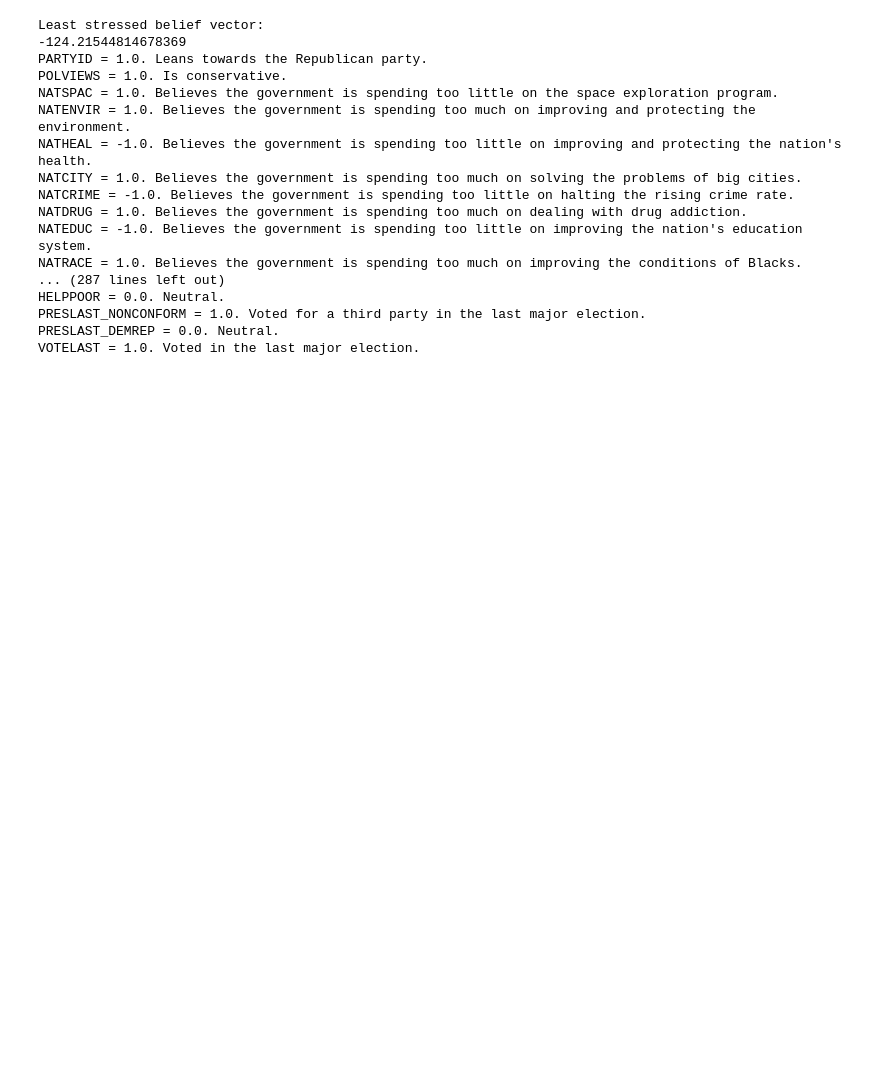
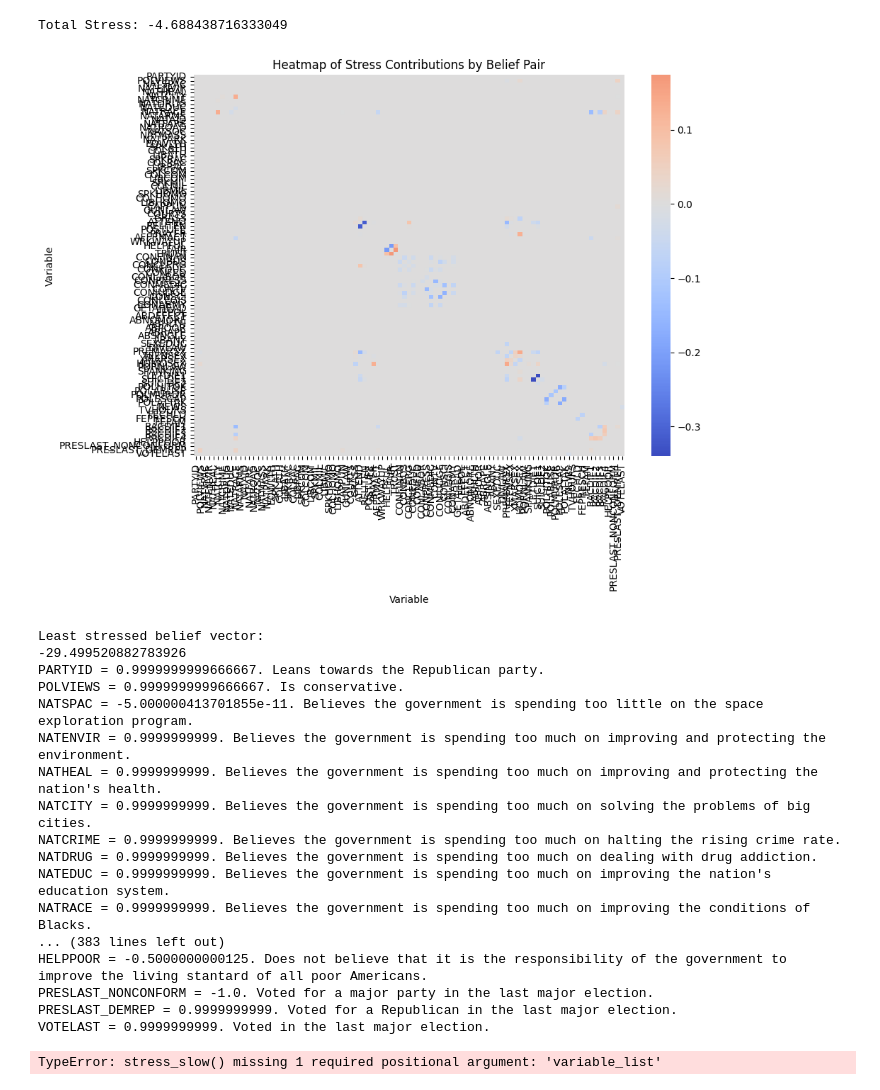
Before and after one commit to victorvikram/BeliefNetworkEvo, a Jupyter notebook: nbk/Generating stress histograms.ipynb, the cells around one changed output. Cells and saved outputs as stored; diff of their text form; code cells hidden in the pictures; blank space fills up the shorter version.

```diff
--- a/nbk/Generating stress histograms.ipynb
+++ b/nbk/Generating stress histograms.ipynb
@@ -92,38 +94,72 @@ plt.show()
+# %%
+""" And the modal belief vector """
+from scipy.stats import mode
+# index = mode(np.argmax(belief_vectors, axis=1)).mode[0]
+import random as rd
+index = rd.randint(0, belief_vectors.shape[0])
+
+
+stress_dict, total_stress = stress_decomposition(belief_vectors[index], correlation_matrix_noDiag, variables_list)
+
+
+
+print("Total Stress:", total_stress)
+# print("Stress Contributions by Belief Pairs:")
+# for pair, contribution in stress_dict.items():
+#     if abs(contribution) > 0.01:
+#         print(f"{pair}: {contribution}")
+
+
+plot_stress_heatmap(stress_dict, variables_list)
+# %% [output]
+Total Stress: -4.688438716333049
+[figure, added]
 # %%
 """ Now we can print out the belief vectors in an interpretable way """
 
 """ We can look at the least stressed belief vector """
 index = np.argmin(stress_vec)
 print("Least stressed belief vector: ")
-print(stress(belief_vectors[index], correlation_matrix_partial))
+print(stress(belief_vectors[index], correlation_matrix_noDiag))
 print(interpret_belief_vector(belief_vectors[index], variables_list))
 
 """ And the most stressed belief vector """
 index = np.argmax(stress_vec)
-print("Most stressed belief vector: ")
-print(stress(belief_vectors[index], correlation_matrix_partial))
+print("\nMost stressed belief vector: ")
+print(stress(belief_vectors[index], correlation_matrix_noDiag))
 print(interpret_belief_vector(belief_vectors[index], variables_list))
 
 """ And a median stressed belief vector """
 index = np.argsort(stress_vec)[len(stress_vec)//2]
-print("Median stressed belief vector: ")
-print(stress(belief_vectors[index], correlation_matrix_partial))
+print("\nMedian stressed belief vector: ")
+print(stress(belief_vectors[index], correlation_matrix_noDiag))
 print(interpret_belief_vector(belief_vectors[index], variables_list))
+
+""" And the modal belief vector """
+from scipy.stats import mode
+index = mode(np.argmax(belief_vectors, axis=1)).mode[0]
+print("\nModal belief vector: ")
+print(stress(belief_vectors[index], correlation_matrix_noDiag))
+print(interpret_belief_vector(belief_vectors[index], variables_list))
+
+_, max_term = stress_slow(belief_vectors[index], correlation_matrix_noDiag)
+print(max_term)
 # %% [output]
 Least stressed belief vector:
--124.21544814678369
-PARTYID = 1.0. Leans towards the Republican party.
-POLVIEWS = 1.0. Is conservative.
-NATSPAC = 1.0. Believes the government is spending too little on the space exploration program.
-NATENVIR = 1.0. Believes the government is spending too much on improving and protecting the environment.
-NATHEAL = -1.0. Believes the government is spending too little on improving and protecting the nation's health.
-NATCITY = 1.0. Believes the government is spending too much on solving the problems of big cities.
-NATCRIME = -1.0. Believes the government is spending too little on halting the rising crime rate.
-NATDRUG = 1.0. Believes the government is spending too much on dealing with drug addiction.
-NATEDUC = -1.0. Believes the government is spending too little on improving the nation's education system.
-NATRACE = 1.0. Believes the government is spending too much on improving the conditions of Blacks.
-... (287 lines left out)
-HELPPOOR = 0.0. Neutral.
-PRESLAST_NONCONFORM = 1.0. Voted for a third party in the last major election.
-PRESLAST_DEMREP = 0.0. Neutral.
-VOTELAST = 1.0. Voted in the last major election.
+-29.499520882783926
+PARTYID = 0.9999999999666667. Leans towards the Republican party.
+POLVIEWS = 0.9999999999666667. Is conservative.
+NATSPAC = -5.000000413701855e-11. Believes the government is spending too little on the space exploration program.
+NATENVIR = 0.9999999999. Believes the government is spending too much on improving and protecting the environment.
+NATHEAL = 0.9999999999. Believes the government is spending too much on improving and protecting the nation's health.
+NATCITY = 0.9999999999. Believes the government is spending too much on solving the problems of big cities.
+NATCRIME = 0.9999999999. Believes the government is spending too much on halting the rising crime rate.
+NATDRUG = 0.9999999999. Believes the government is spending too much on dealing with drug addiction.
+NATEDUC = 0.9999999999. Believes the government is spending too much on improving the nation's education system.
+NATRACE = 0.9999999999. Believes the government is spending too much on improving the conditions of Blacks.
+... (383 lines left out)
+HELPPOOR = -0.5000000000125. Does not believe that it is the responsibility of the government to improve the living stantard of all poor Americans.
+PRESLAST_NONCONFORM = -1.0. Voted for a major party in the last major election.
+PRESLAST_DEMREP = 0.9999999999. Voted for a Republican in the last major election.
+VOTELAST = 0.9999999999. Voted in the last major election.
+TypeError: stress_slow() missing 1 required positional argument: 'variable_list'
```
Also changed, not shown: parts of 7 cells of this notebook, 28 other files.
